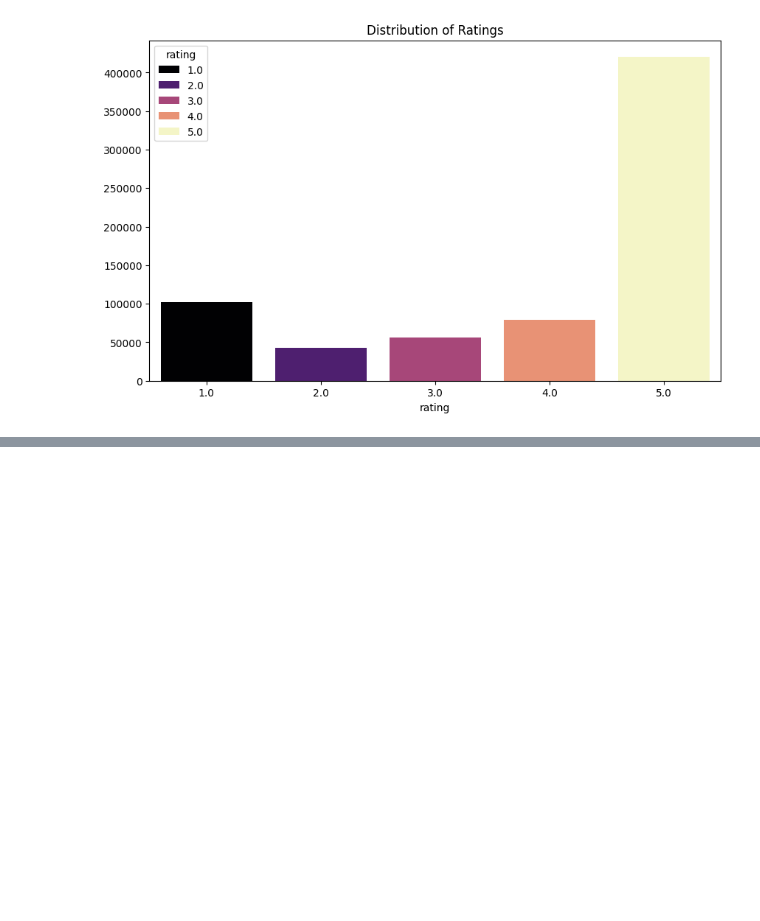
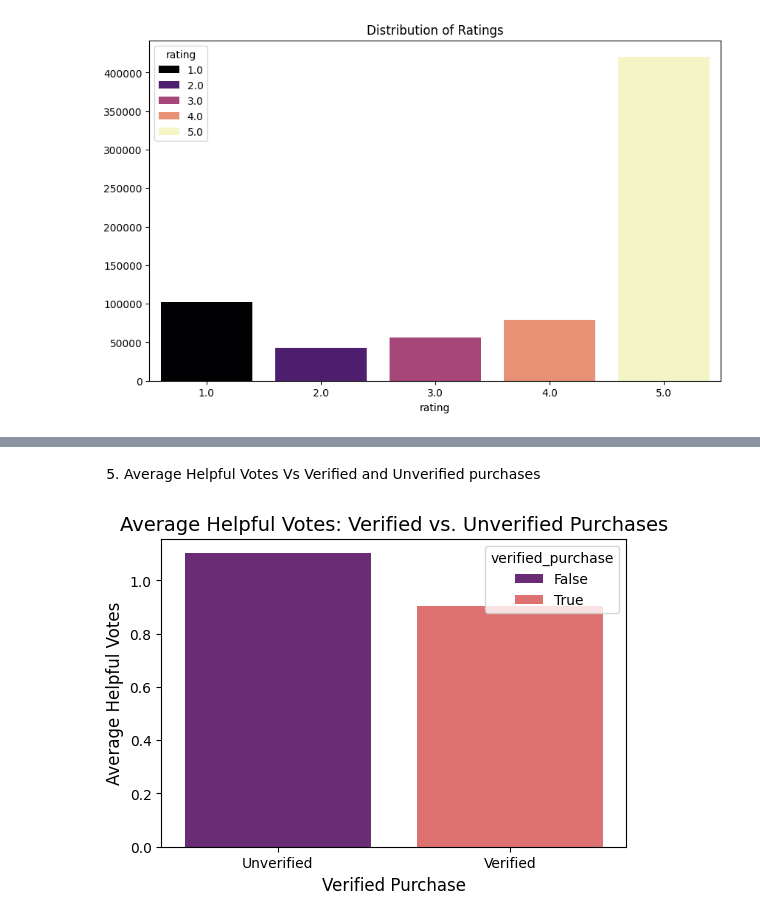
Before and after one commit to olivemideva/Fake-Reviews, a Jupyter notebook: fake_reviews.ipynb, the cells around one changed output, grey strips where cells are left out. Drawn from its saved outputs; the diff is of its cells as text; code cells hidden in the pictures; blank space fills up the shorter version.

```diff
--- a/fake_reviews.ipynb
+++ b/fake_reviews.ipynb
@@ -138,0 +379,14 @@ plt.show()
+# %% [markdown]
+5. Average Helpful Votes Vs Verified and Unverified purchases
+# %%
+helpful_verified = df.groupby('verified_purchase')['helpful_vote'].mean().reset_index()
+
+plt.figure(figsize=(6, 4))
+sns.barplot(x='verified_purchase', y='helpful_vote', data=helpful_verified, hue='verified_purchase', palette='magma')
+plt.title('Average Helpful Votes: Verified vs. Unverified Purchases', fontsize=14)
+plt.xlabel('Verified Purchase', fontsize=12)
+plt.ylabel('Average Helpful Votes', fontsize=12)
+plt.xticks(ticks=[0, 1], labels=['Unverified', 'Verified'], rotation=0)
+plt.show()
+# %% [output]
+[figure, added]
```
Also changed, not shown: parts of 40 cells of this notebook.
